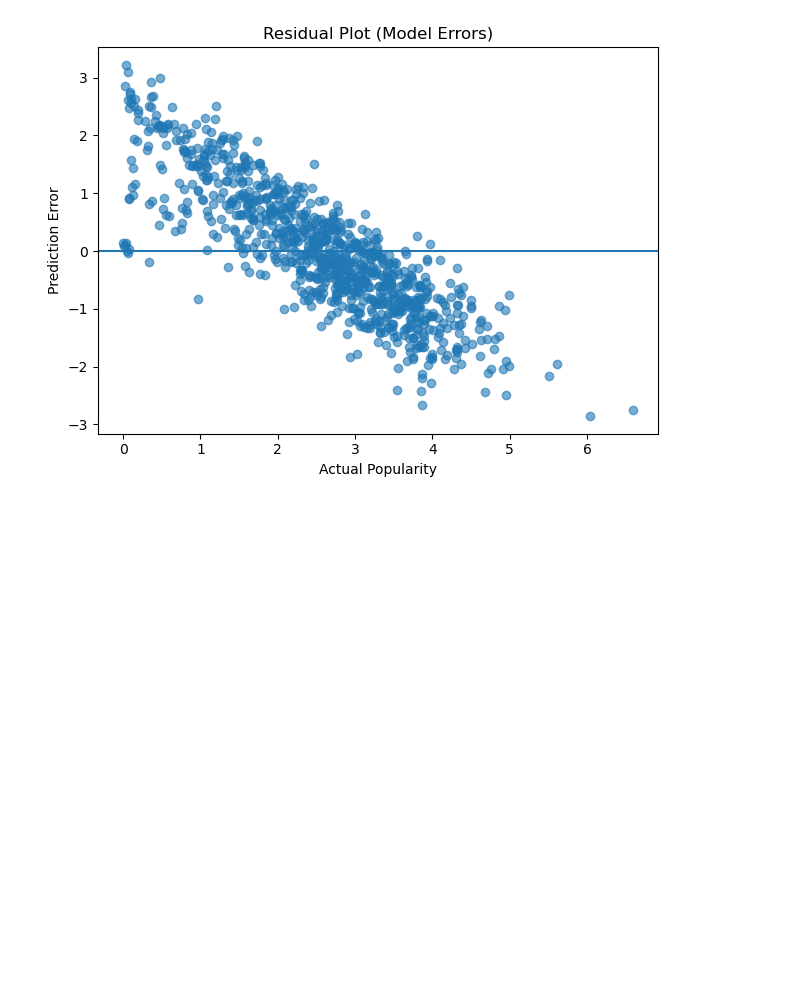
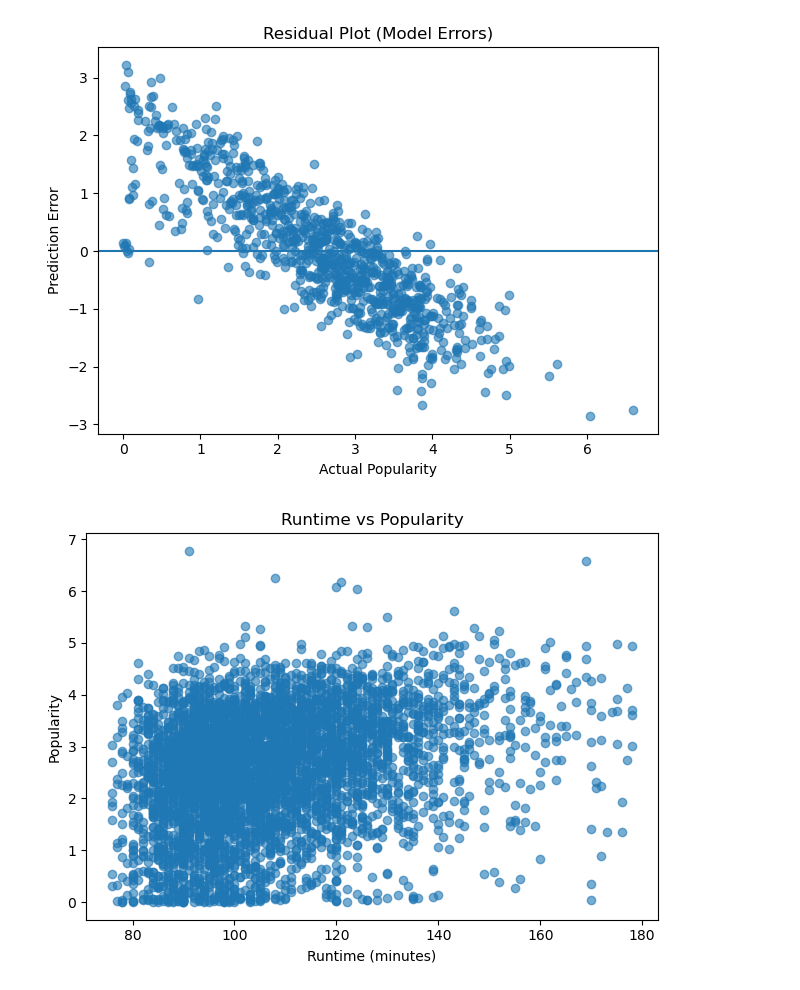
Before and after one commit to franciscandradegit/New-Block-Buster, a Jupyter notebook: notebooks/Goncalo_ML_Model.ipynb, the cells around one changed output. Cells and saved outputs as stored; diff of their text form; code cells hidden in the pictures; blank space fills up the shorter version.

Commit message:
Update ML results: residual plot, model explanation, runtime vs popularity chart

```diff
--- a/notebooks/Goncalo_ML_Model.ipynb
+++ b/notebooks/Goncalo_ML_Model.ipynb
@@ -381,3 +381,18 @@ plt.tight_layout()
 plt.show()
 # %% [output]
 [figure]
+# %%
+import matplotlib.pyplot as plt
+
+plt.figure()
+
+plt.scatter(X['runtime'], y, alpha=0.6)
+
+plt.title("Runtime vs Popularity")
+plt.xlabel("Runtime (minutes)")
+plt.ylabel("Popularity")
+
+plt.tight_layout()
+plt.show()
+# %% [output]
+[figure, added]
```
Also changed, not shown: 2 other files.
